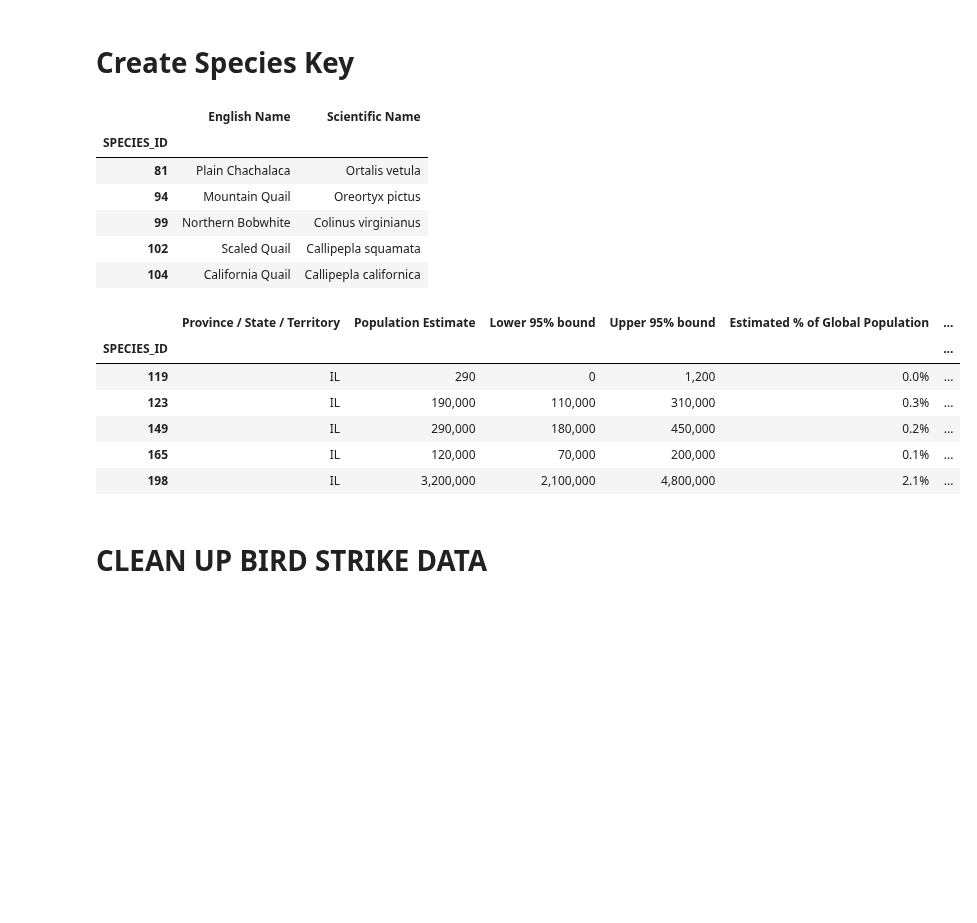
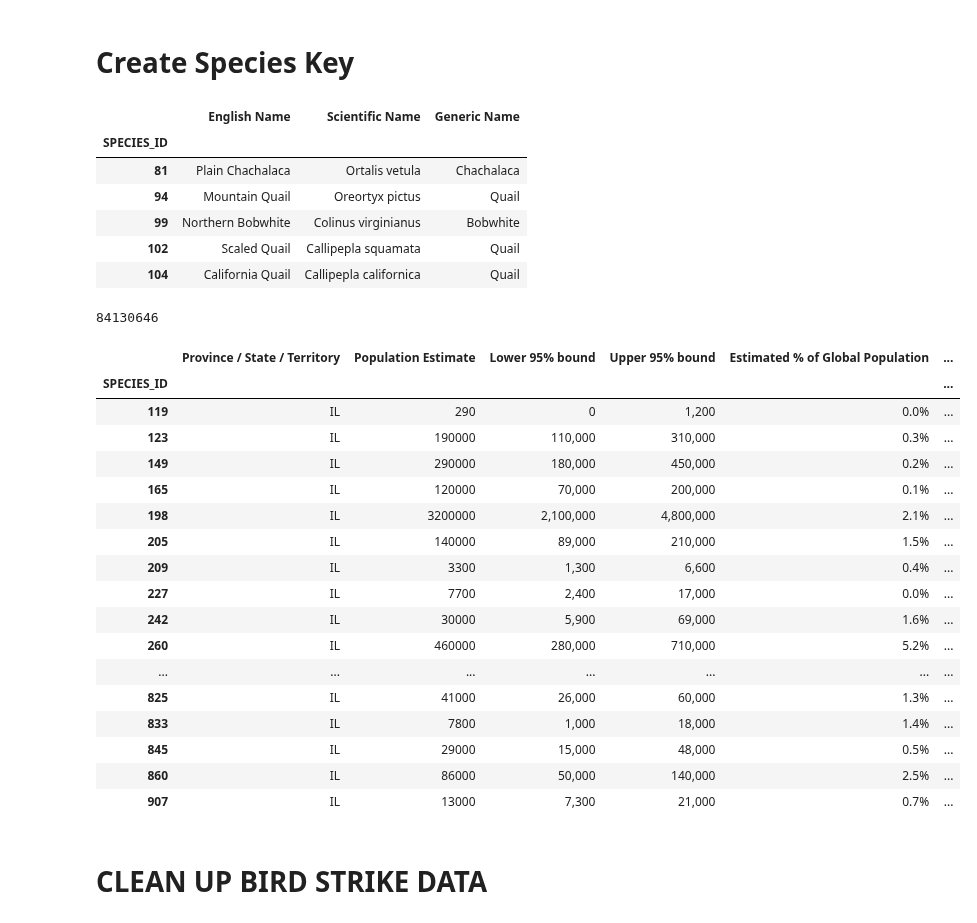
Before and after one commit to ashleykuttler/ETL-Project-Birds, a Jupyter notebook: Data_Clean_Up.ipynb, the cells around one changed output. Cells and saved outputs as stored; diff of their text form; code cells hidden in the pictures; blank space fills up the shorter version.

```diff
--- a/Data_Clean_Up.ipynb
+++ b/Data_Clean_Up.ipynb
@@ -18,17 +18,18 @@ spec_df = pd.read_csv(csv_file)
 spec_df = spec_df[['Sequence AOS 59', 'English Name', 'Scientific Name']]
 spec_df = spec_df.drop_duplicates()
 spec_df = spec_df.rename(columns={'Sequence AOS 59': 'SPECIES_ID'})
+spec_df['Generic Name'] = spec_df['English Name'].astype(str).str.split().str[1]
 # Create key index
 species_key = spec_df.set_index(['SPECIES_ID'])
 species_key.head()
 # %% [output]
-|  | English Name | Scientific Name |
-| SPECIES_ID |  |  |
-| 81 | Plain Chachalaca | Ortalis vetula |
-| 94 | Mountain Quail | Oreortyx pictus |
-| 99 | Northern Bobwhite | Colinus virginianus |
-| 102 | Scaled Quail | Callipepla squamata |
-| 104 | California Quail | Callipepla californica |
+|  | English Name | Scientific Name | Generic Name |
+| SPECIES_ID |  |  |  |
+| 81 | Plain Chachalaca | Ortalis vetula | Chachalaca |
+| 94 | Mountain Quail | Oreortyx pictus | Quail |
+| 99 | Northern Bobwhite | Colinus virginianus | Bobwhite |
+| 102 | Scaled Quail | Callipepla squamata | Quail |
+| 104 | California Quail | Callipepla californica | Quail |
 # %%
 # Read csv file into pandas dataframe
 csv_file = "Data/Pop.EstByState.csv"
@@ -56,13 +53,38 @@ bird_populations = pop_df.set_index(['SPECIES_ID'])
+# %%
+#calculate total bird population
+bird_populations['Population Estimate']= bird_populations['Population Estimate'].str.replace(',','')
+bird_populations['Population Estimate']= pd.to_numeric(bird_populations['Population Estimate'])
+tot_pop = bird_populations['Population Estimate'].sum()
+print(tot_pop)
+# %% [output]
+84130646
+# %%
+# Add column for % of state population
+bird_populations['Estimated % of State Population'] = (bird_populations['Population Estimate'] / tot_pop)*100
+#round to decimals
+decimals = 2
+bird_populations['Estimated % of State Population'] = bird_populations['Estimated % of State Population'].apply(lambda x: round(x, decimals))
 # %%
-bird_populations.head()
+bird_populations.head(25)
 # %% [output]
 |  | Province / State / Territory | Population Estimate | Lower 95% bound | Upper 95% bound | Estimated % of Global Population | ... |
 | SPECIES_ID |  |  |  |  |  | ... |
 | 119 | IL | 290 | 0 | 1,200 | 0.0% | ... |
-| 123 | IL | 190,000 | 110,000 | 310,000 | 0.3% | ... |
-| 149 | IL | 290,000 | 180,000 | 450,000 | 0.2% | ... |
-| 165 | IL | 120,000 | 70,000 | 200,000 | 0.1% | ... |
-| 198 | IL | 3,200,000 | 2,100,000 | 4,800,000 | 2.1% | ... |
+| 123 | IL | 190000 | 110,000 | 310,000 | 0.3% | ... |
+| 149 | IL | 290000 | 180,000 | 450,000 | 0.2% | ... |
+| 165 | IL | 120000 | 70,000 | 200,000 | 0.1% | ... |
+| 198 | IL | 3200000 | 2,100,000 | 4,800,000 | 2.1% | ... |
+| 205 | IL | 140000 | 89,000 | 210,000 | 1.5% | ... |
+| 209 | IL | 3300 | 1,300 | 6,600 | 0.4% | ... |
+| 227 | IL | 7700 | 2,400 | 17,000 | 0.0% | ... |
+| 242 | IL | 30000 | 5,900 | 69,000 | 1.6% | ... |
+| 260 | IL | 460000 | 280,000 | 710,000 | 5.2% | ... |
+| ... | ... | ... | ... | ... | ... | ... |
+| 825 | IL | 41000 | 26,000 | 60,000 | 1.3% | ... |
+| 833 | IL | 7800 | 1,000 | 18,000 | 1.4% | ... |
+| 845 | IL | 29000 | 15,000 | 48,000 | 0.5% | ... |
+| 860 | IL | 86000 | 50,000 | 140,000 | 2.5% | ... |
+| 907 | IL | 13000 | 7,300 | 21,000 | 0.7% | ... |
 # %% [markdown]
 # CLEAN UP BIRD STRIKE DATA
 # %%
```
Also changed, not shown: parts of 17 cells of this notebook, 5 other files.
